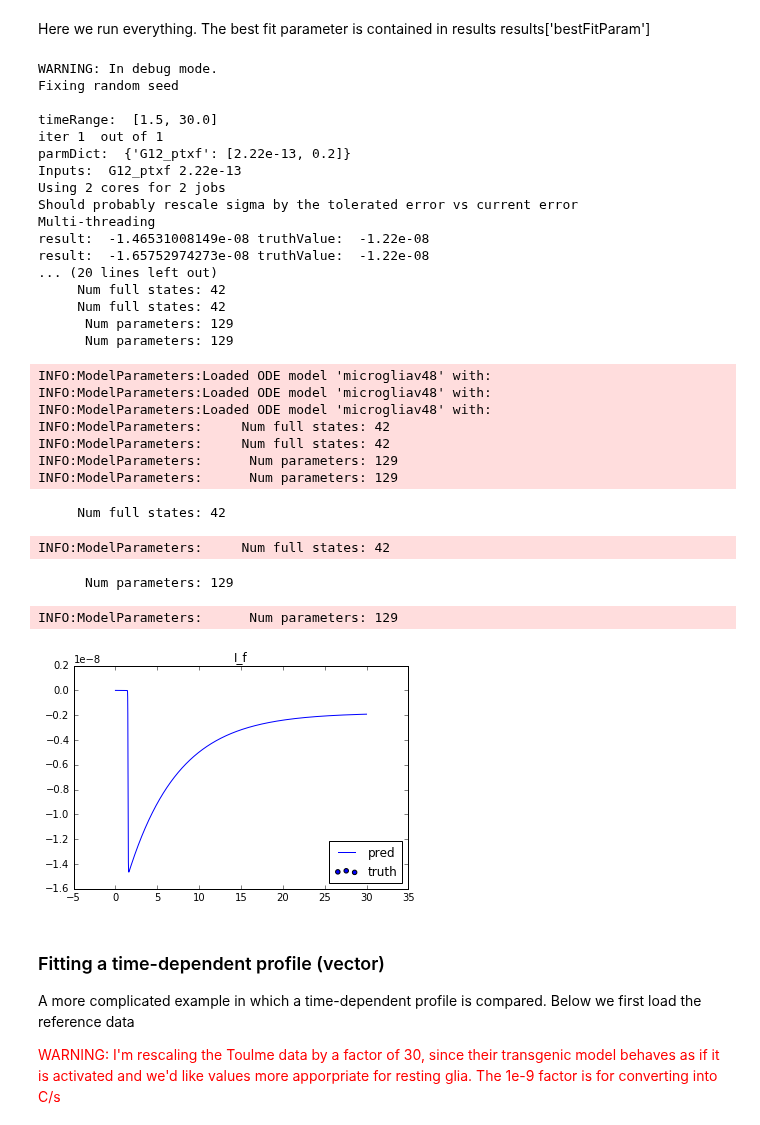
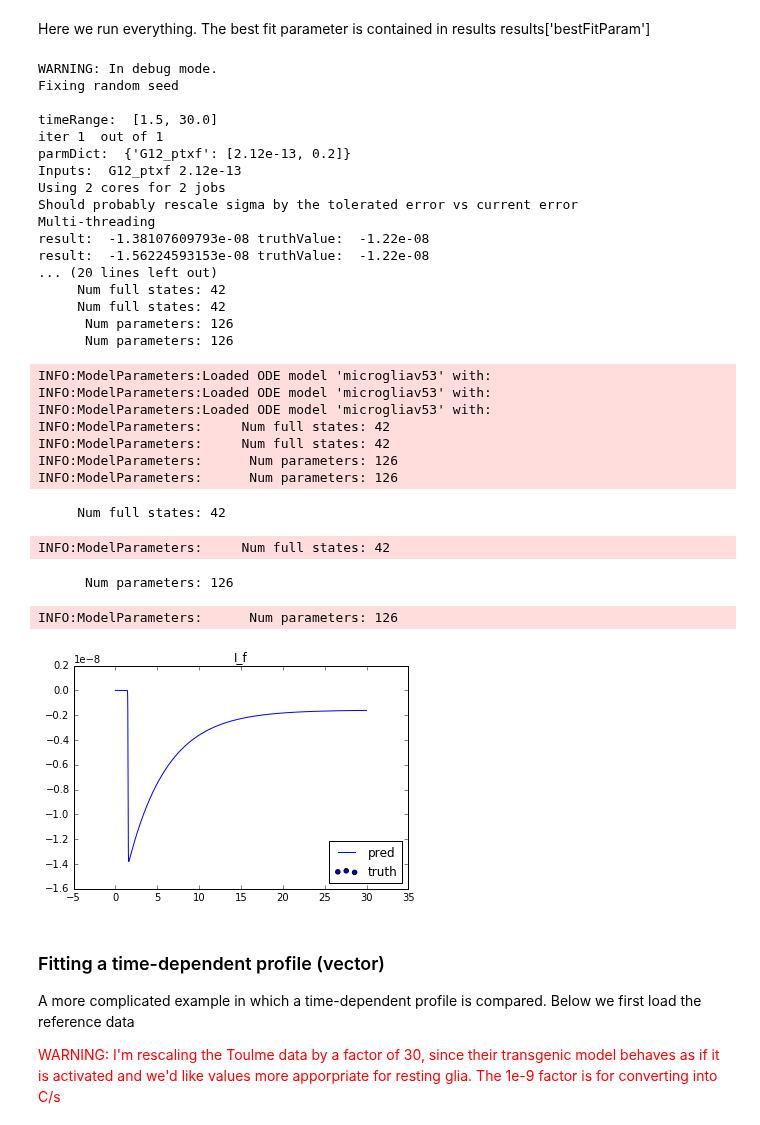
Before and after one commit to huskeypm/microglia, a Jupyter notebook: fitting/fitting-p2x4.ipynb, the cells around one changed output. Drawn from its saved outputs; the diff is of its cells as text; code cells hidden in the pictures.

```diff
--- a/fitting/fitting-p2x4.ipynb
+++ b/fitting/fitting-p2x4.ipynb
@@ -88,51 +90,51 @@ results['bestFitParam']
 # %%
 testState = "I_f"
 results = ga.run(
-    odeModel = "microgliav48.ode",
+    odeModel = "microgliav53.ode",
     yamlVarFile = "P2X4FitVar.yaml" ,
     myVariedParam = "G12_ptxf",
-    variedParamTruthVal = 2.22e-13  ,
+    variedParamTruthVal = 2.12e-13  ,
     timeStart = 1.5e3,
     jobDuration = 30e3,
     numRandomDraws = 2,
     numIters = 1,
     sigmaScaleRate = 0.15,
     outputParamName = "I",
     outputParamSearcher = testState,
     outputParamMethod = "min",
     outputParamTruthVal=-12.2e-9,
     debug = True
 )
 # %% [output]
 WARNING: In debug mode.
 Fixing random seed
 
 timeRange:  [1.5, 30.0]
 iter 1  out of 1
-parmDict:  {'G12_ptxf': [2.22e-13, 0.2]}
-Inputs:  G12_ptxf 2.22e-13
+parmDict:  {'G12_ptxf': [2.12e-13, 0.2]}
+Inputs:  G12_ptxf 2.12e-13
 Using 2 cores for 2 jobs
 Should probably rescale sigma by the tolerated error vs current error
 Multi-threading
-result:  -1.46531008149e-08 truthValue:  -1.22e-08
-result:  -1.65752974273e-08 truthValue:  -1.22e-08
+result:  -1.38107609793e-08 truthValue:  -1.22e-08
+result:  -1.56224593153e-08 truthValue:  -1.22e-08
 ... (20 lines left out)
      Num full states: 42
      Num full states: 42
-      Num parameters: 129
-      Num parameters: 129
+      Num parameters: 126
+      Num parameters: 126
-INFO:ModelParameters:Loaded ODE model 'microgliav48' with:
-INFO:ModelParameters:Loaded ODE model 'microgliav48' with:
-INFO:ModelParameters:Loaded ODE model 'microgliav48' with:
+INFO:ModelParameters:Loaded ODE model 'microgliav53' with:
+INFO:ModelParameters:Loaded ODE model 'microgliav53' with:
+INFO:ModelParameters:Loaded ODE model 'microgliav53' with:
 INFO:ModelParameters:     Num full states: 42
 INFO:ModelParameters:     Num full states: 42
-INFO:ModelParameters:      Num parameters: 129
-INFO:ModelParameters:      Num parameters: 129
+INFO:ModelParameters:      Num parameters: 126
+INFO:ModelParameters:      Num parameters: 126
      Num full states: 42
 INFO:ModelParameters:     Num full states: 42
-      Num parameters: 129
+      Num parameters: 126
-INFO:ModelParameters:      Num parameters: 129
+INFO:ModelParameters:      Num parameters: 126
-[figure, old version]
+[figure, new version]
 # %% [markdown]
 ### Fitting a time-dependent profile (vector)
 A more complicated example in which a time-dependent profile is compared.
```
Also changed, not shown: parts of 2 cells of this notebook, 4 other files.
